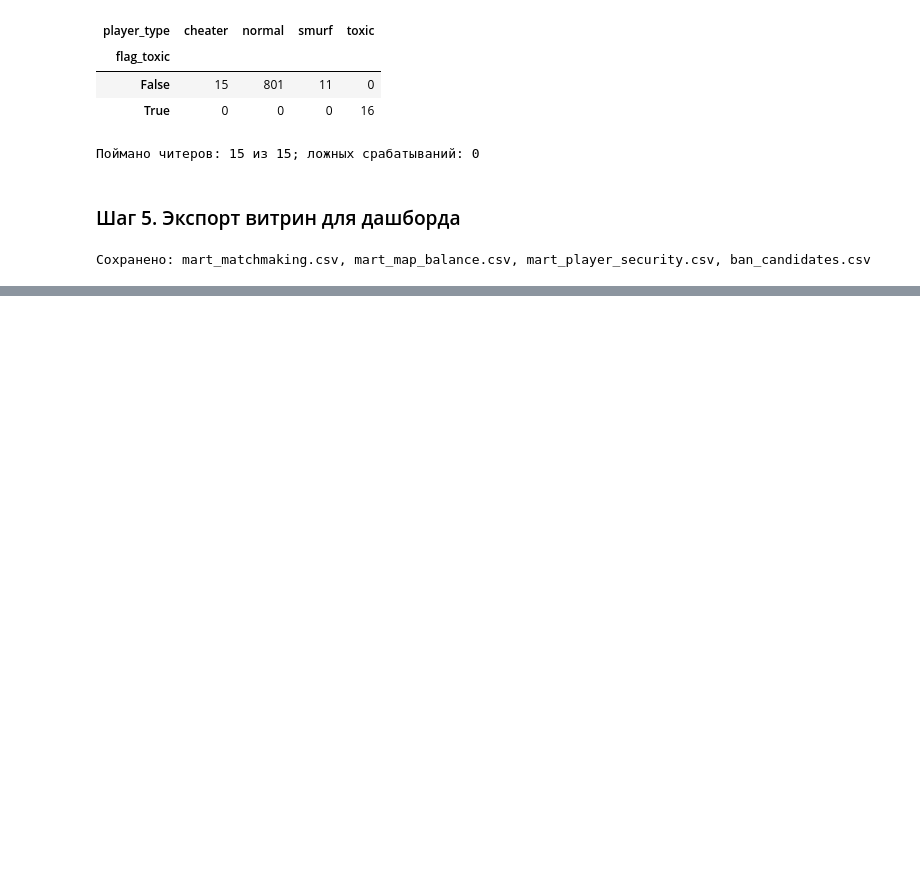
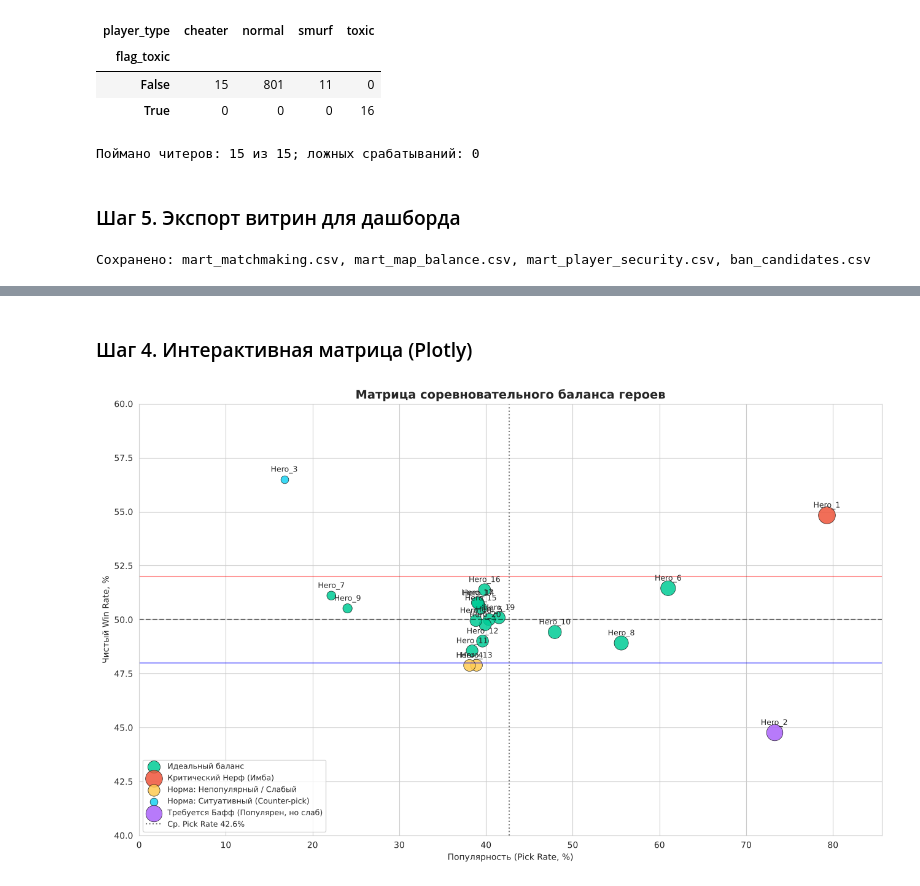
Before and after one commit to dan234tyu/game-analytics-lab4, a Jupyter notebook: notebooks/04_multiplayer_analytics.ipynb, the cells around one changed output, grey strips where cells are left out. Saved outputs shown, nothing was run; the diff lists cells and outputs as text; code cells hidden in the pictures; blank space fills up the shorter version.

Commit message:
feat: hero balance matrix (pick rate vs clean win rate)

```diff
--- a/notebooks/04_multiplayer_analytics.ipynb
+++ b/notebooks/04_multiplayer_analytics.ipynb
@@ -409,0 +494,49 @@ print("Сохранено: mart_matchmaking.csv, mart_map_balance.csv, mart_play
+# %% [markdown]
+### Шаг 4. Интерактивная матрица (Plotly)
+# %%
+plot_df = heroes.reset_index().rename(columns={'hero_id': 'Hero_Name'})
+color_map = {
+    'Критический Нерф (Имба)': '#ef553b',
+    'Требуется Бафф (Популярен, но слаб)': '#ab63fa',
+    'Норма: Ситуативный (Counter-pick)': '#19d3f3',
+    'Норма: Непопулярный / Слабый': '#fecb52',
+    'Идеальный баланс': '#00cc96',
+}
+fig = px.scatter(
+    plot_df, x='Pick_Rate', y='Clean_Win_Rate', color='Status', text='Hero_Name',
+    size='Matches_Played', size_max=30, color_discrete_map=color_map,
+    hover_name='Hero_Name',
+    hover_data={'Pick_Rate': ':.1f', 'Clean_Win_Rate': ':.2f', 'Matches_Played': True,
+                'Raw_Win_Rate': ':.2f', 'Status': False, 'Hero_Name': False},
+    title='Матрица соревновательного баланса героев',
+    labels={'Pick_Rate': 'Популярность (Pick Rate, %)', 'Clean_Win_Rate': 'Чистый Win Rate (без зеркал, %)',
+            'Status': 'Статус баланса', 'Matches_Played': 'Сыграно матчей', 'Raw_Win_Rate': 'Win Rate с зеркалами'},
+)
+fig.update_traces(textposition='top center')
+fig.add_hline(y=50, line_dash='dash', line_color='black', opacity=0.5, annotation_text='50%')
+fig.add_hline(y=52, line_color='red', opacity=0.4, annotation_text='Верхний лимит (52%)')
+fig.add_hline(y=48, line_color='blue', opacity=0.4, annotation_text='Нижний лимит (48%)')
+fig.add_vline(x=avg_pick, line_dash='dot', line_color='gray', opacity=0.7, annotation_text=f'Ср. Pick ({avg_pick:.1f}%)')
+fig.update_layout(xaxis=dict(ticksuffix='%', range=[0, heroes['Pick_Rate'].max() * 1.08]),
+                  yaxis=dict(ticksuffix='%', range=[40, 60]),
+                  legend_title_text='Решение гейм-дизайнера', template='plotly_white', height=650)
+fig.show()
+# %%
+# Статическая версия матрицы для отчёта и README
+fig, ax = plt.subplots(figsize=(13, 8))
+for status, g in plot_df.groupby('Status'):
+    ax.scatter(g['Pick_Rate'], g['Clean_Win_Rate'], s=g['Matches_Played'] / 6, color=color_map[status],
+               label=status, alpha=0.85, edgecolor='black', linewidth=0.5)
+for _, r in plot_df.iterrows():
+    ax.annotate(r['Hero_Name'], (r['Pick_Rate'], r['Clean_Win_Rate']), textcoords='offset points',
+                xytext=(0, 9), ha='center', fontsize=9)
+ax.axhline(50, color='black', linestyle='--', alpha=0.5)
+ax.axhline(52, color='red', alpha=0.4); ax.axhline(48, color='blue', alpha=0.4)
+ax.axvline(avg_pick, color='gray', linestyle=':', label=f'Ср. Pick Rate {avg_pick:.1f}%')
+ax.set_ylim(40, 60); ax.set_xlim(0, plot_df['Pick_Rate'].max() * 1.08)
+ax.set_xlabel('Популярность (Pick Rate, %)'); ax.set_ylabel('Чистый Win Rate, %')
+ax.set_title('Матрица соревновательного баланса героев', fontsize=14, fontweight='bold')
+ax.legend(loc='lower left', fontsize=9)
+plt.tight_layout(); plt.savefig(f'{REPORTS}/hero_balance_matrix.png', dpi=150); plt.show()
+# %% [output]
+[figure, added]
```
Also changed, not shown: parts of 6 cells of this notebook, 2 other files.
